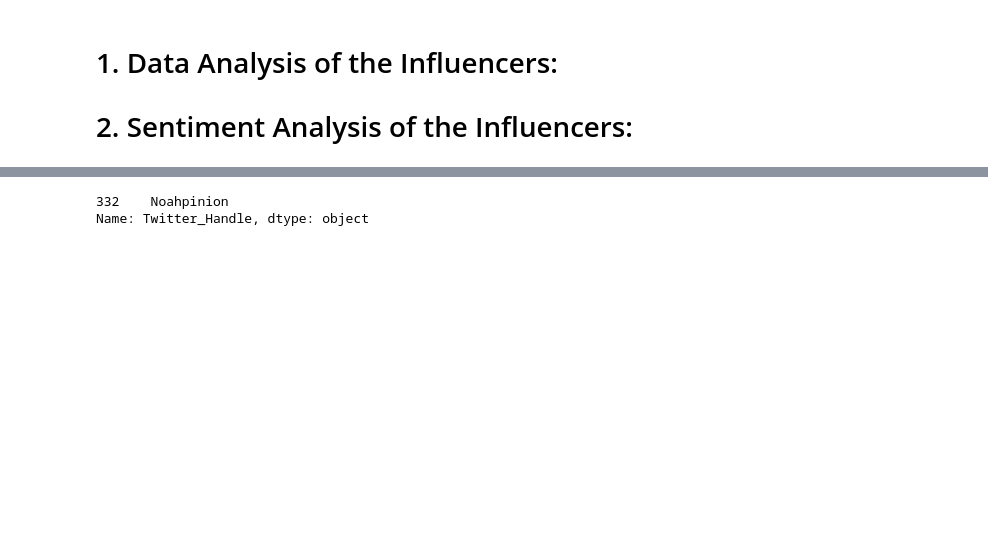
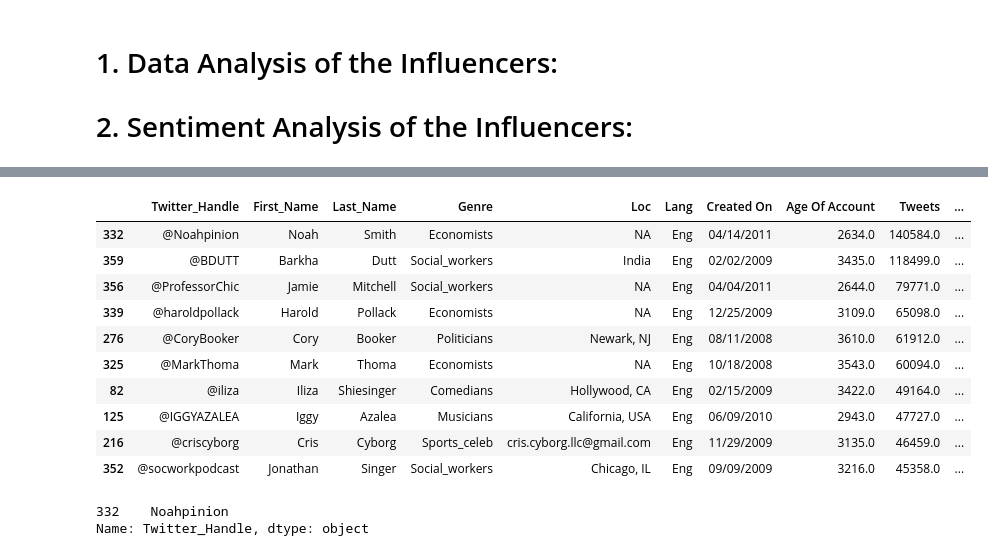
Before and after one commit to Riicha/DataDash, a Jupyter notebook: Main.ipynb, the cells around one changed output, grey strips where cells are left out. Saved outputs shown, nothing was run; the diff lists cells and outputs as text; code cells hidden in the pictures; blank space fills up the shorter version.

```diff
--- a/Main.ipynb
+++ b/Main.ipynb
@@ -134,3 +136,16 @@ AggregatedGenre.sort_values(['Average Tweets'],ascending=False)
 # %%
-# People who are top ten Influencer
+# People who are top ten Influencer who tweet more
 top_ten_twitters = Data_Influencers_DF.sort_values(['Tweets'],ascending=False).head(10)
+top_ten_twitters
+# %% [output]
+|  | Twitter_Handle | First_Name | Last_Name | Genre | Loc | Lang | Created On | Age Of Account | Tweets | ... |
+| 332 | @Noahpinion | Noah | Smith | Economists | NA | Eng | 04/14/2011 | 2634.0 | 140584.0 | ... |
+| 359 | @BDUTT | Barkha | Dutt | Social_workers | India | Eng | 02/02/2009 | 3435.0 | 118499.0 | ... |
+| 356 | @ProfessorChic | Jamie | Mitchell | Social_workers | NA | Eng | 04/04/2011 | 2644.0 | 79771.0 | ... |
+| 339 | @haroldpollack | Harold | Pollack | Economists | NA | Eng | 12/25/2009 | 3109.0 | 65098.0 | ... |
+| 276 | @CoryBooker | Cory | Booker | Politicians | Newark, NJ | Eng | 08/11/2008 | 3610.0 | 61912.0 | ... |
+| 325 | @MarkThoma | Mark | Thoma | Economists | NA | Eng | 10/18/2008 | 3543.0 | 60094.0 | ... |
+| 82 | @iliza | Iliza | Shiesinger | Comedians | Hollywood, CA | Eng | 02/15/2009 | 3422.0 | 49164.0 | ... |
+| 125 | @IGGYAZALEA | Iggy | Azalea | Musicians | California, USA | Eng | 06/09/2010 | 2943.0 | 47727.0 | ... |
+| 216 | @criscyborg | Cris | Cyborg | Sports_celeb | cris.cyborg.llc@gmail.com | Eng | 11/29/2009 | 3135.0 | 46459.0 | ... |
+| 352 | @socworkpodcast | Jonathan | Singer | Social_workers | Chicago, IL | Eng | 09/09/2009 | 3216.0 | 45358.0 | ... |
```
Also changed, not shown: parts of 6 cells of this notebook, 2 other files.
